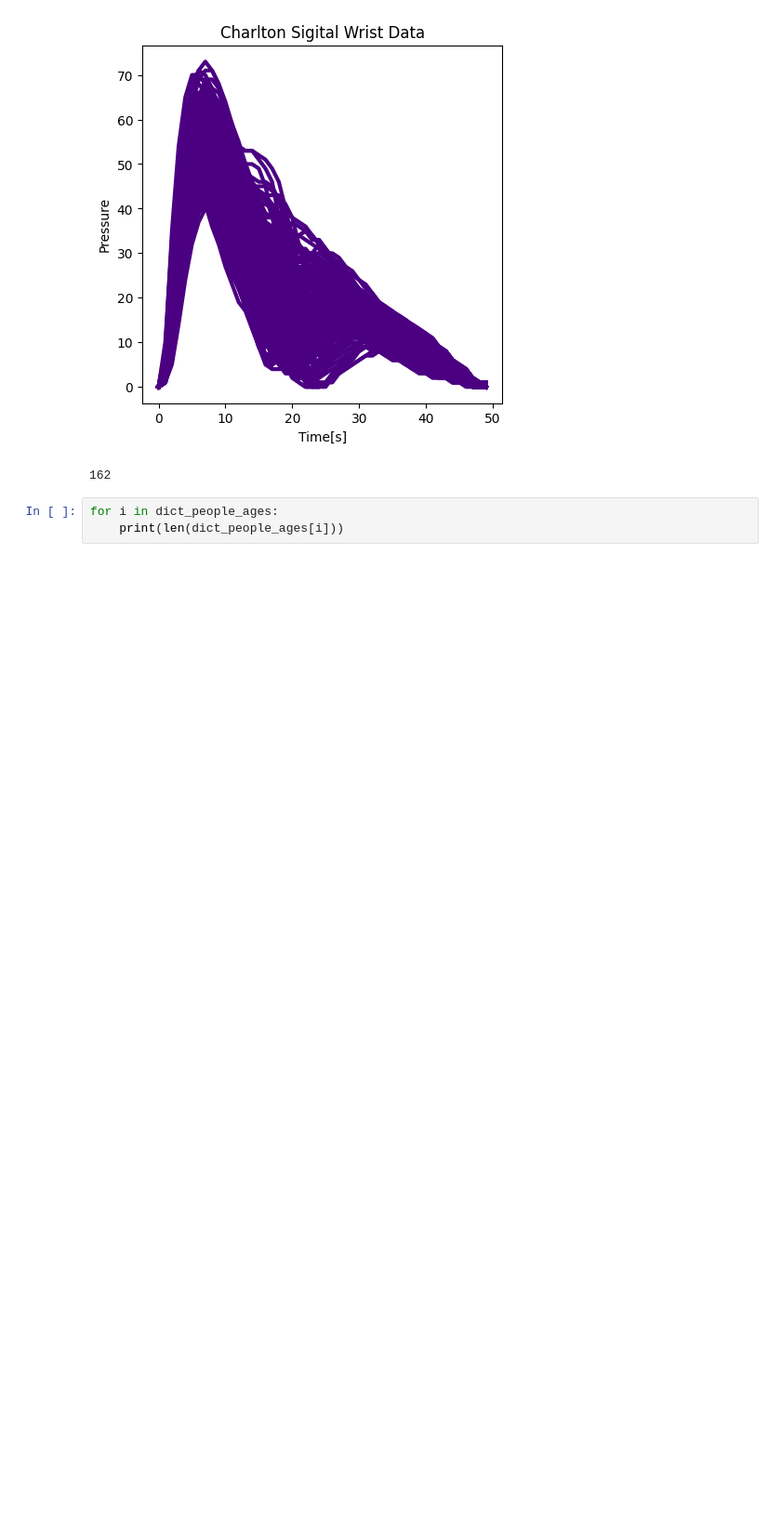
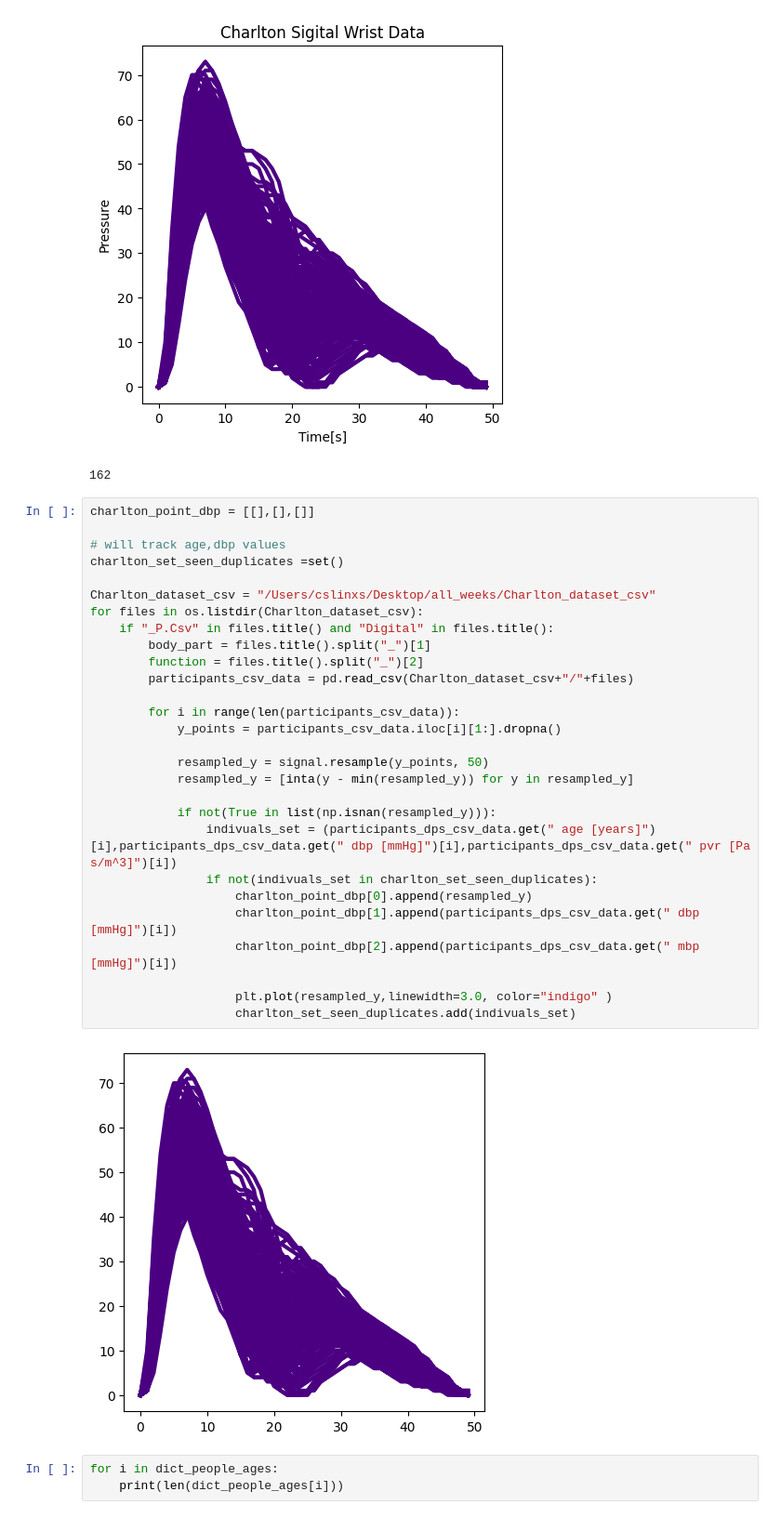
Before and after one commit to danielle34/summer24-lab, a Jupyter notebook: charlton_testings.ipynb, the cells around one changed output. Shown: that part at 93% size. Cells and saved outputs as stored; diff of their text form; blank space fills up the shorter version.

```diff
--- a/charlton_testings.ipynb
+++ b/charlton_testings.ipynb
@@ -79,6 +79,36 @@ print(len(charlton_set_seen_duplicates))
 {'20': [[], []], '30': [[], []], '40': [[], []], '50': [[], []], '60': [[], []], '70': [[], []]}
 [figure]
 162
+# %%
+charlton_point_dbp = [[],[],[]]
+
+# will track age,dbp values
+charlton_set_seen_duplicates =set()
+
+Charlton_dataset_csv = "/Users/cslinxs/Desktop/all_weeks/Charlton_dataset_csv"
+for files in os.listdir(Charlton_dataset_csv):
+    if "_P.Csv" in files.title() and "Digital" in files.title():
+        body_part = files.title().split("_")[1]
+        function = files.title().split("_")[2]
+        participants_csv_data = pd.read_csv(Charlton_dataset_csv+"/"+files)
+
+        for i in range(len(participants_csv_data)):
+            y_points = participants_csv_data.iloc[i][1:].dropna()
+
+            resampled_y = signal.resample(y_points, 50)
+            resampled_y = [inta(y - min(resampled_y)) for y in resampled_y]
+
+            if not(True in list(np.isnan(resampled_y))):
+                indivuals_set = (participants_dps_csv_data.get(" age [years]")[i],participants_dps_csv_data.get(" dbp [mmHg]")[i],participants_dps_csv_data.get(" pvr [Pa s/m^3]")[i])
+                if not(indivuals_set in charlton_set_seen_duplicates):
+                    charlton_point_dbp[0].append(resampled_y)
+                    charlton_point_dbp[1].append(participants_dps_csv_data.get(" dbp [mmHg]")[i])
+                    charlton_point_dbp[2].append(participants_dps_csv_data.get(" mbp [mmHg]")[i])
+
+                    plt.plot(resampled_y,linewidth=3.0, color="indigo" )
+                    charlton_set_seen_duplicates.add(indivuals_set)
+# %% [output]
+[figure, added]
 # %%
 for i in dict_people_ages:
     print(len(dict_people_ages[i]))
```
Also changed, not shown: parts of 2 cells of this notebook, 1 other file.
